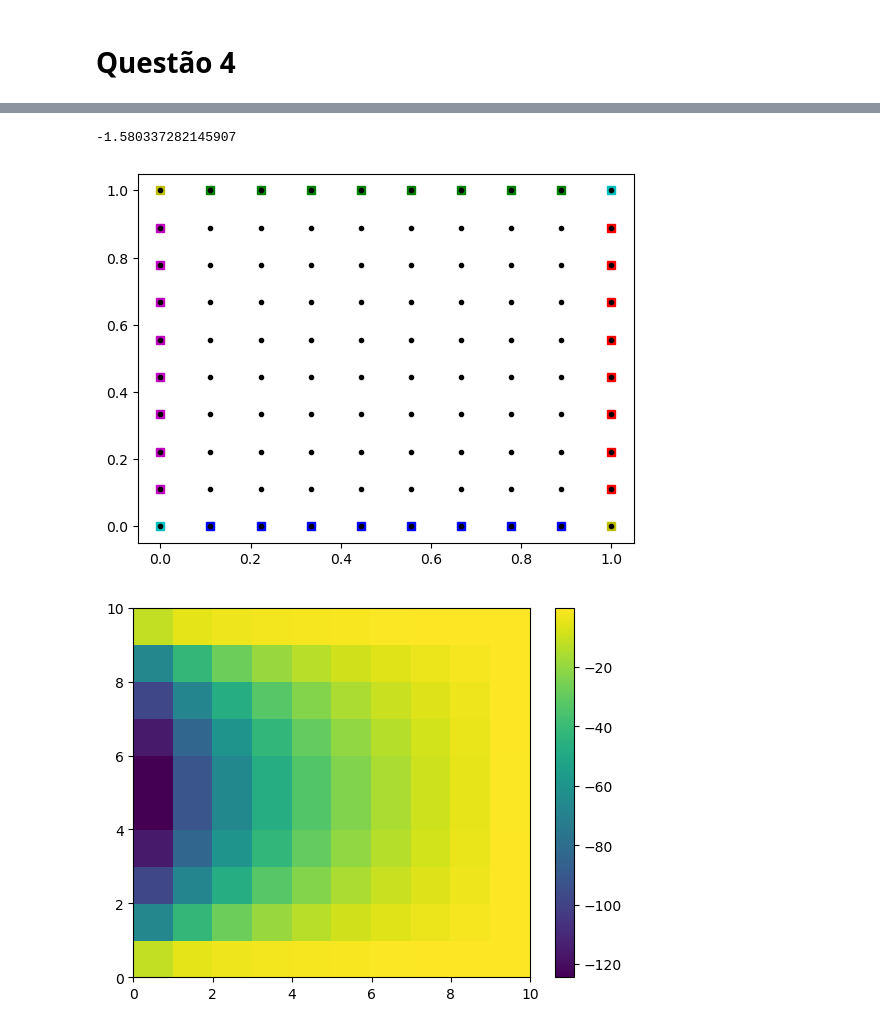
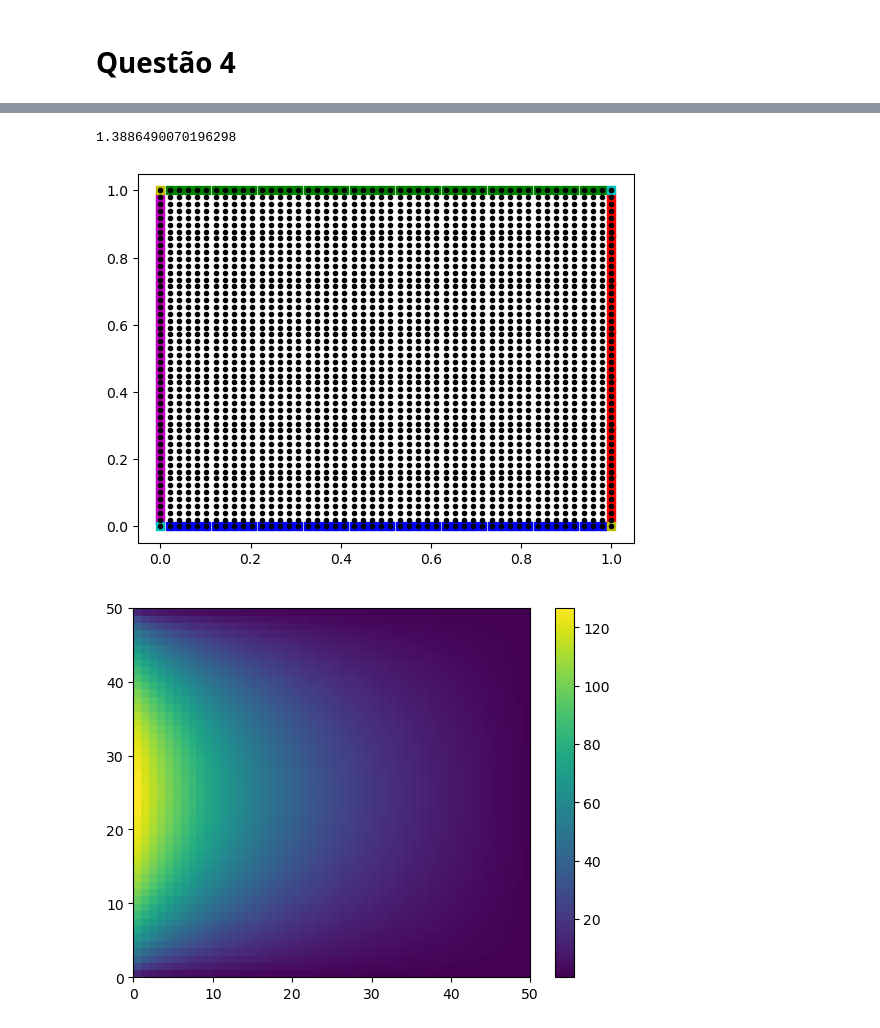
Before and after one commit to Gabrielsssilverio/Metodos_numericos, a Jupyter notebook: Lista_1.ipynb, the cells around one changed output, grey strips where cells are left out. Cells and saved outputs as stored; diff of their text form; code cells hidden in the pictures.

```diff
--- a/Lista_1.ipynb
+++ b/Lista_1.ipynb
@@ -247,7 +247,7 @@ while diferenca > tolerancia and N_min <= N_max:
     T_matrix = T.reshape((N_y, N_x))
     a = int(((N_x - 1) / 2) + 1)
     valor = T_matrix[0, a]
-    a = int(((N_x - 1) / 2) + 1)
+    a = int(((N_x - 1) / 2))
     valor = T_matrix[0, a]
     vetor_medicao.append(valor)
     eixo_x.append(N_min)
@@ -281,8 +281,8 @@ T_inf = 0 # K, temperatura do meio
 
 # Discretização da malha
 
-N_x = 10 #Número de pontos na direção x
-N_y = 10 #Número de pontos na direção y
+N_x = 50 #Número de pontos na direção x
+N_y = 50 #Número de pontos na direção y
 x = np.linspace(0, L_x, N_x) #Geração dos pontos
 y = np.linspace(0, L_y, N_y)
 delta_x = x[1] - x[0] #Valor de delta x
@@ -356,13 +356,11 @@ for i in range (N_x * N_y):
         A[i, i] = -1 * ((2 / (delta_x ** 2)) + ( 2 / (delta_y ** 2)))
         A[i, i + 1] = 1 / (delta_x ** 2)
         A[i, i + N_x] = 1 / (delta_y ** 2)
-        b[i] = (s / k)
+        b[i] = -(s / k)
 
 # Sistema resultante
-T = np.linalg.solve(A, b)
+T = -1 * np.linalg.solve(A, b)
 T_matrix = T.reshape((N_y, N_x))
-a = int(((N_x - 1) / 2) + 1)
-valor = T_matrix[0, a]
 
 # Plot da discretização
 plt.plot(x, y, marker='o', color='k', linestyle='none')
@@ -392,3 +390,3 @@ T_matrix[0, a]
--1.580337282145907
+1.3886490070196298
-[figure, old version]
+[figure, new version]
-[figure, old version]
+[figure, new version]
```
Also changed, not shown: parts of 2 cells of this notebook.
